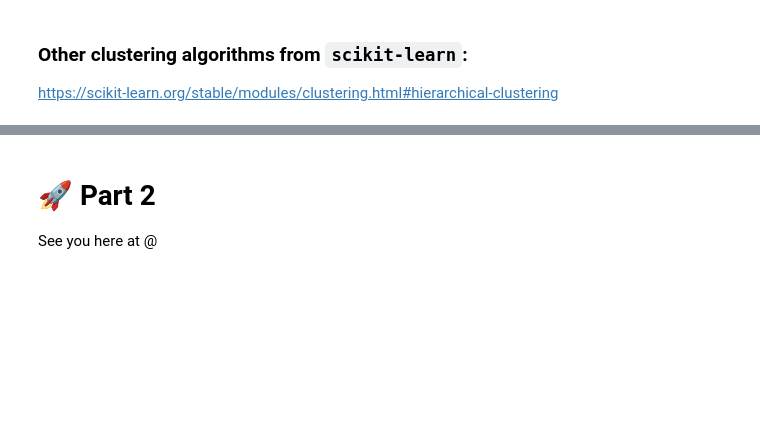
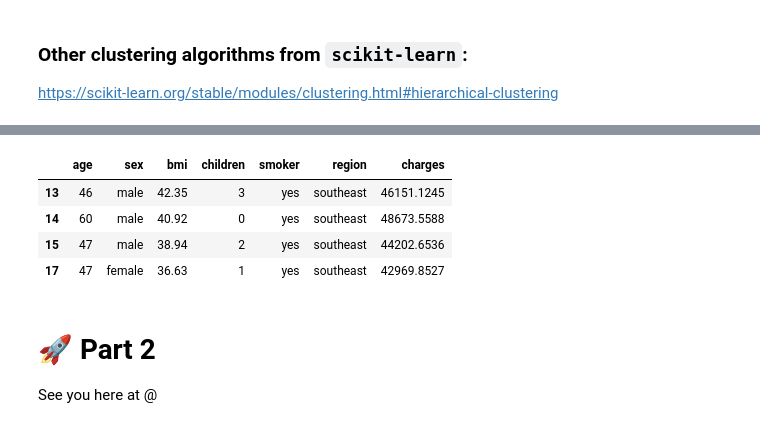
Before and after one commit to MichelleVik/Intro-to-Machine-Learning, a Jupyter notebook: 7_unsupervised/unsupervised.ipynb, the cells around one changed output, grey strips where cells are left out. Saved outputs shown, nothing was run; the diff lists cells and outputs as text; code cells hidden in the pictures; blank space fills up the shorter version.

```diff
--- a/7_unsupervised/unsupervised.ipynb
+++ b/7_unsupervised/unsupervised.ipynb
@@ -458,3 +556,12 @@ https://scikit-learn.org/stable/modules/clustering.html#hierarchical-clustering
+# %%
+df[df.index.isin([14,17,13,15])]
+# df[df.smoker=='yes']
+# %% [output]
+|  | age | sex | bmi | children | smoker | region | charges |
+| 13 | 46 | male | 42.35 | 3 | yes | southeast | 46151.1245 |
+| 14 | 60 | male | 40.92 | 0 | yes | southeast | 48673.5588 |
+| 15 | 47 | male | 38.94 | 2 | yes | southeast | 44202.6536 |
+| 17 | 47 | female | 36.63 | 1 | yes | southeast | 42969.8527 |
 # %% [markdown]
 # 🚀 Part 2
 
```
Also changed, not shown: parts of 20 cells of this notebook, 11 other files.
